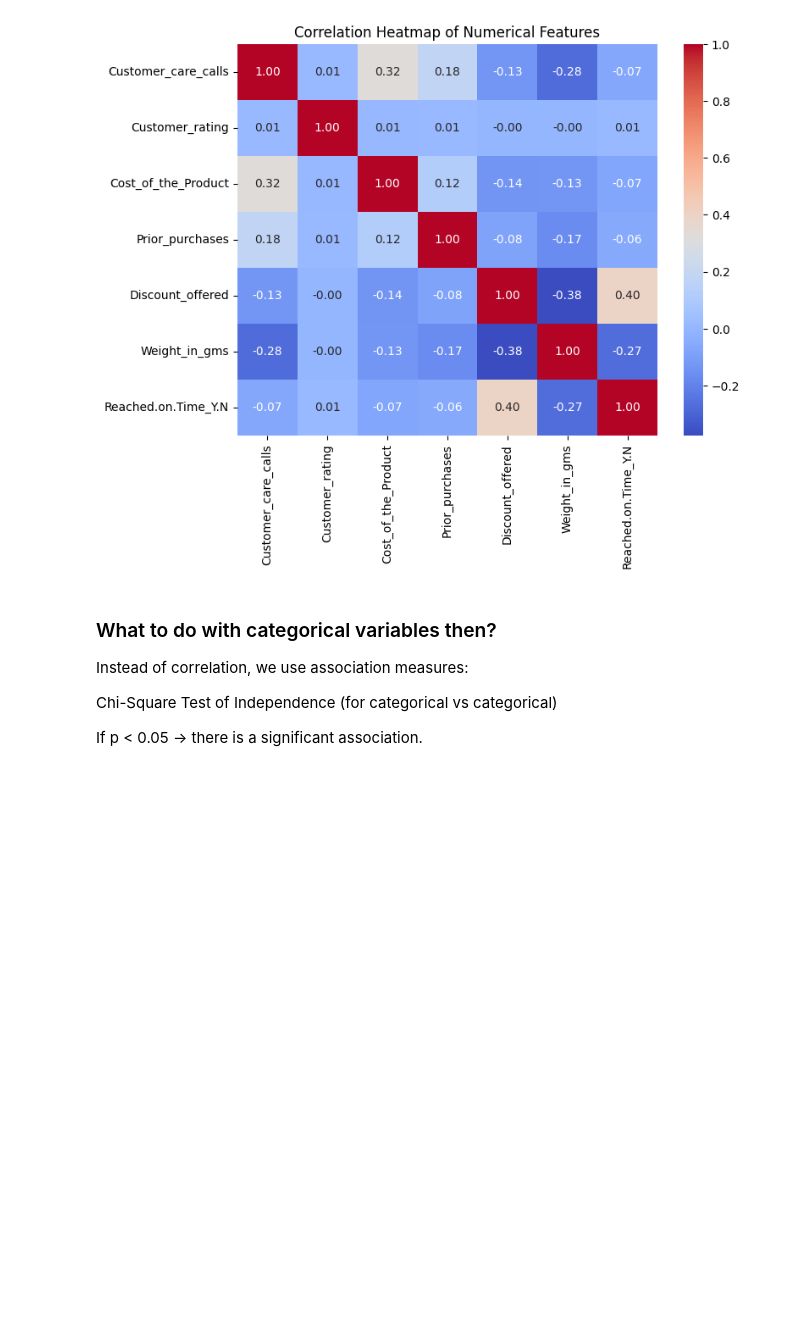
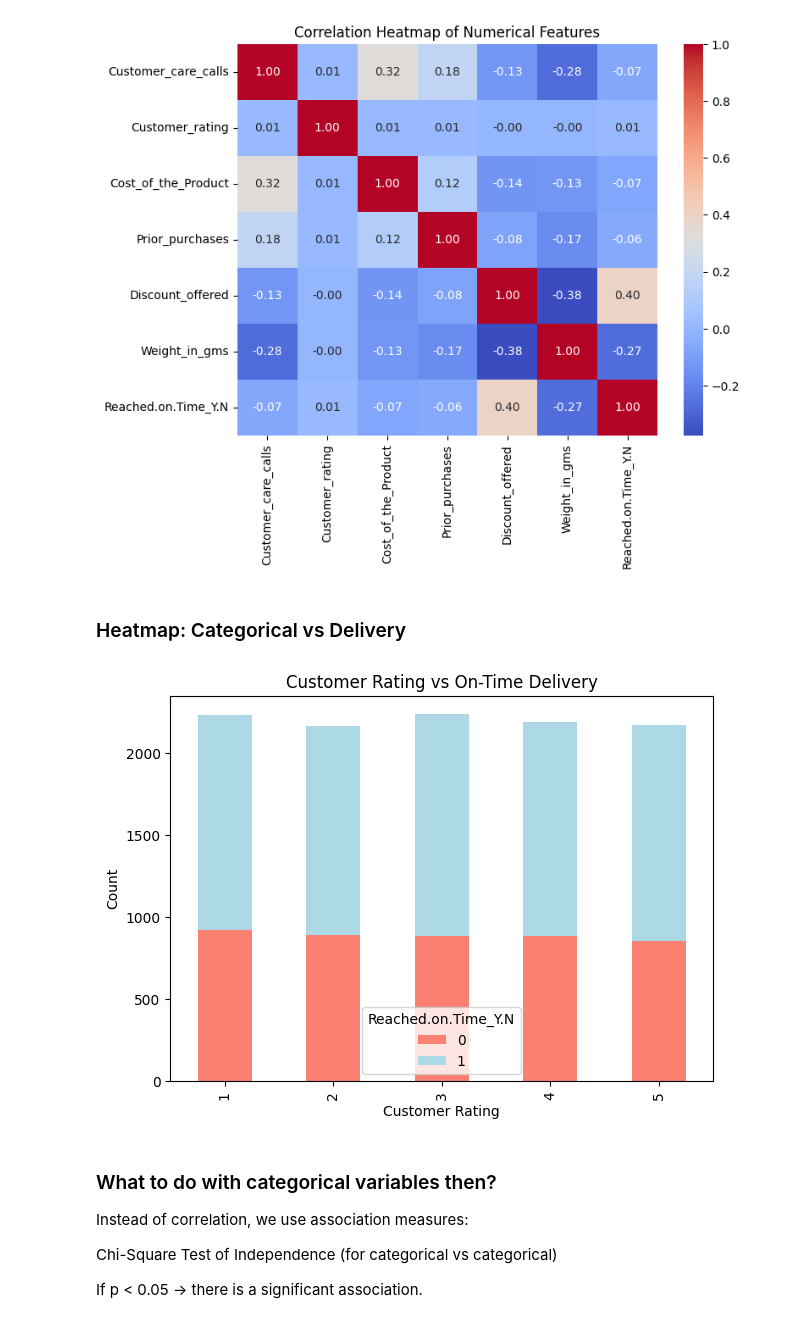
Before and after one commit to SpringBoard782/AI_Shipment_Sure_Infosys_Project, a Jupyter notebook: Ramu/EDA.ipynb, the cells around one changed output. Drawn from its saved outputs; the diff is of its cells as text; code cells hidden in the pictures; blank space fills up the shorter version.

```diff
--- a/Ramu/EDA.ipynb
+++ b/Ramu/EDA.ipynb
@@ -236,6 +236,17 @@ plt.title("Correlation Heatmap of Numerical Features")
 plt.show()
 # %% [output]
 [figure]
+# %% [markdown]
+### Heatmap: Categorical vs Delivery
+# %%
+pd.crosstab(df["Customer_rating"], df["Reached.on.Time_Y.N"]).plot(
+    kind="bar", figsize=(7,5), stacked=True, color=["salmon","lightblue"])
+plt.title("Customer Rating vs On-Time Delivery")
+plt.xlabel("Customer Rating")
+plt.ylabel("Count")
+plt.show()
+# %% [output]
+[figure, added]
 # %% [markdown]
 ### What to do with categorical variables then?
 
```
Also changed, not shown: parts of 5 cells of this notebook, 1 other file.
